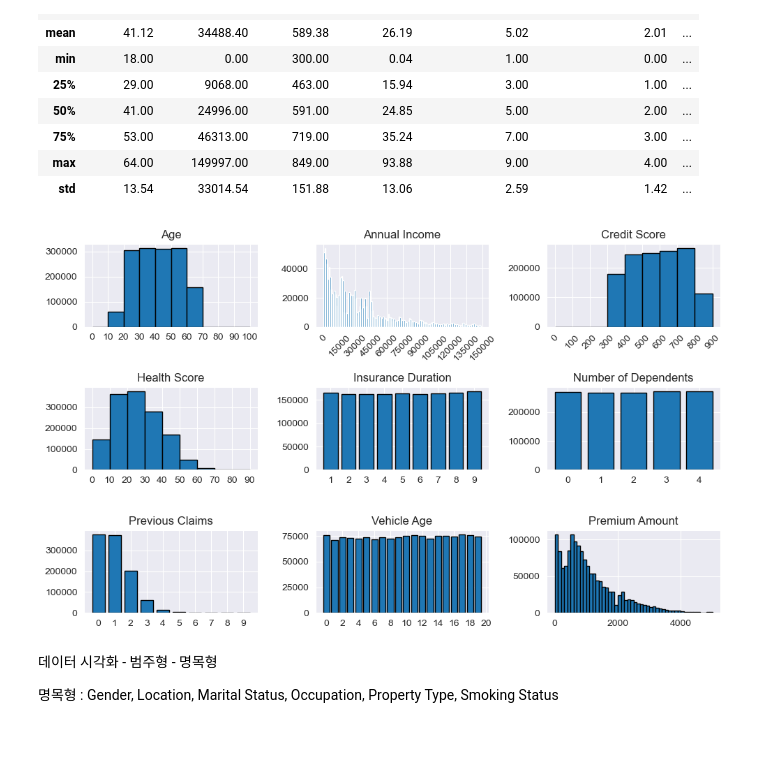
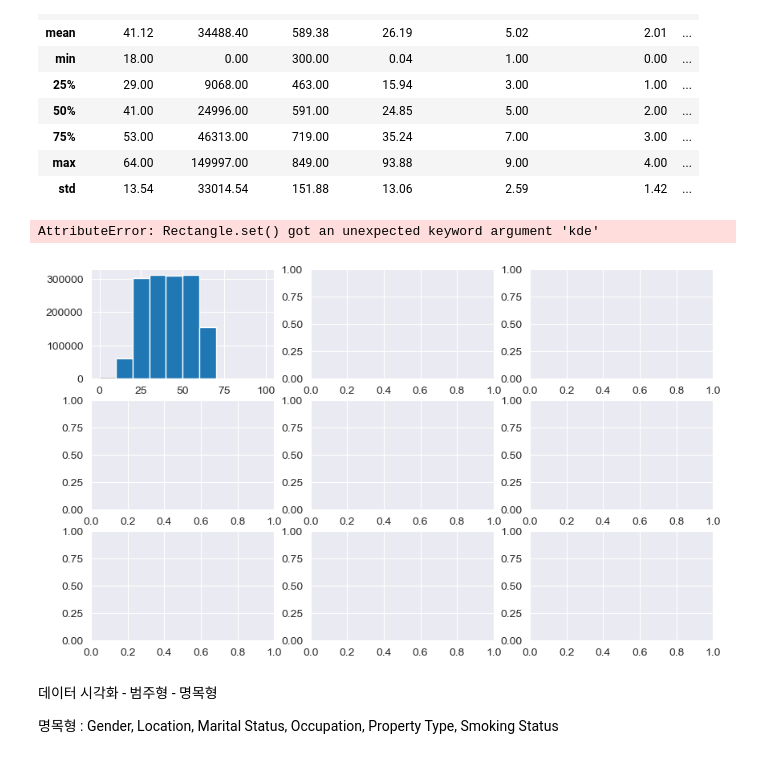
Before and after one commit to hyungijung/Project, a Jupyter notebook: Regression with an Insurance Dataset.ipynb, the cells around one changed output. Cells and saved outputs as stored; diff of their text form; code cells hidden in the pictures.

```diff
--- a/Regression with an Insurance Dataset.ipynb
+++ b/Regression with an Insurance Dataset.ipynb
@@ -811,7 +811,7 @@ frame.describe()
 # %%
 fig, axes = plt.subplots(3, 3, figsize=(10, 6))
 
-axes[0][0].hist(frame["Age"], bins=np.arange(0, 110, 10), edgecolor='black')
+axes[0][0].hist(frame["Age"], bins=np.arange(0, 110, 10), edgecolor='black', kde=True)
 axes[0][0].set_xticks(np.arange(0, 110, 10))
 axes[0][0].set_title('Age')
 
@@ -828,34 +828,35 @@ axes[0][2].tick_params(axis="x", rotation=45)
 
 axes[1][0].hist(frame["Health Score"], bins=np.arange(0.0, 100.0, 10.0), edgecolor='black')
 axes[1][0].set_xticks(np.arange(0.0, 100.0, 10.0))
 axes[1][0].set_title('Health Score')
 
 axes[1][1].bar(frame["Insurance Duration"].value_counts().index, frame["Insurance Duration"].value_counts().values, edgecolor='black')
 axes[1][1].set_xticks(frame["Insurance Duration"].value_counts().index)
 axes[1][1].set_title('Insurance Duration')
 
 axes[1][2].bar(frame["Number of Dependents"].value_counts().index, frame["Number of Dependents"].value_counts().values, edgecolor='black')
 axes[1][2].set_xticks(frame["Number of Dependents"].value_counts().index)
 axes[1][2].set_title('Number of Dependents')
 
 
 axes[2][0].bar(frame["Previous Claims"].value_counts().index, frame["Previous Claims"].value_counts().values, edgecolor='black')
 axes[2][0].set_xticks(frame["Previous Claims"].value_counts().index)
 axes[2][0].set_title('Previous Claims')
 
 axes[2][1].bar(frame["Vehicle Age"].value_counts().index, frame["Vehicle Age"].value_counts().values, edgecolor='black')
 axes[2][1].set_xticks(np.linspace(0, 20, 11))
 axes[2][1].set_title('Vehicle Age')
 
 axes[2][2].hist(frame["Premium Amount"], bins=np.arange(0, 5001, 100), edgecolor='black')
 axes[2][2].set_title('Premium Amount')
 
 
 plt.tight_layout()
 
 plt.show()
 # %% [output]
+AttributeError: Rectangle.set() got an unexpected keyword argument 'kde'
-[figure, old version]
+[figure, new version]
 # %% [markdown]
 데이터 시각화 - 범주형 - 명목형
 
```
Also changed, not shown: parts of 4 cells of this notebook.
